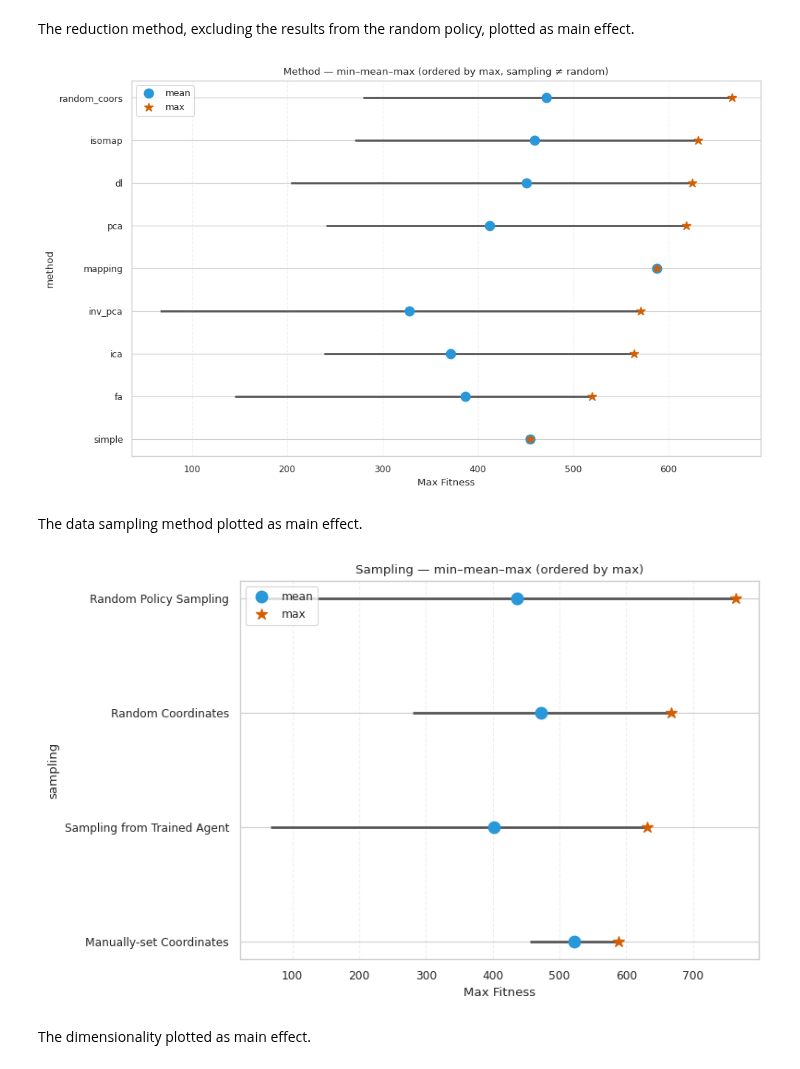
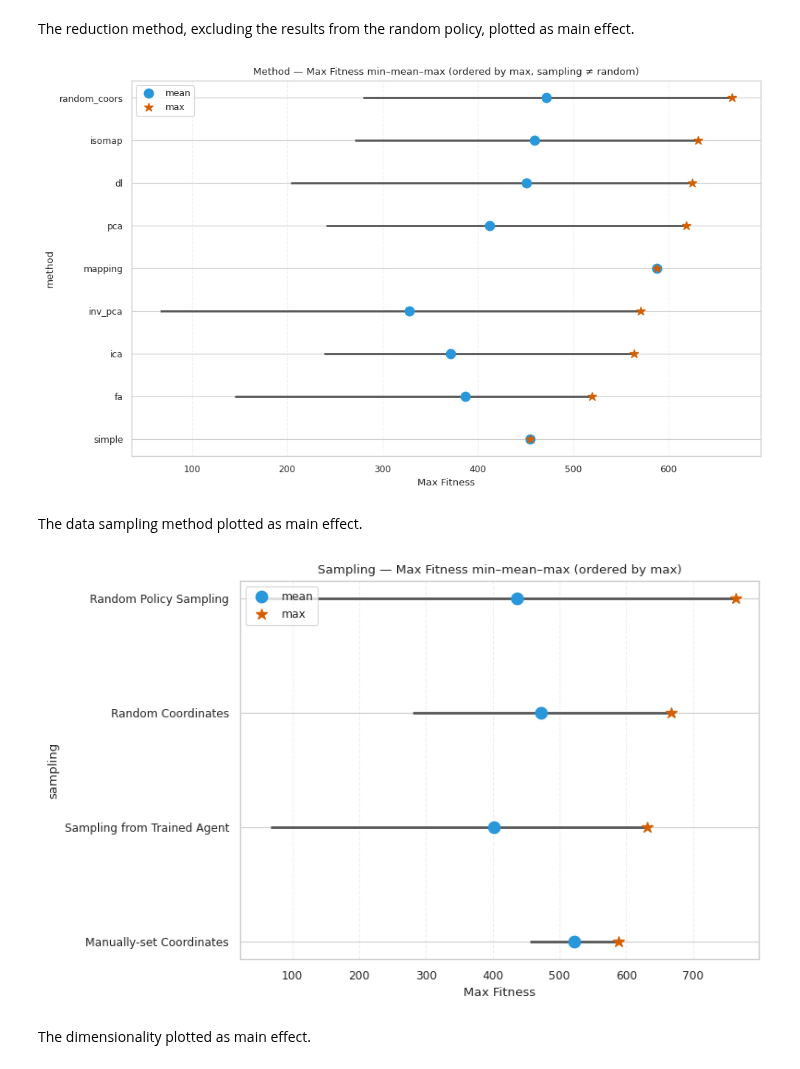
Before and after one commit to A-Gruber-IU/hyperneat_substrates, a Jupyter notebook: evaluation.ipynb, the cells around one changed output. Saved outputs shown, nothing was run; the diff lists cells and outputs as text; code cells hidden in the pictures.

```diff
--- a/evaluation.ipynb
+++ b/evaluation.ipynb
@@ -196,29 +196,29 @@ plot_range_mean_max(
     df_in=df_no_random,
     group_col='method',
     value_col='max_fitness',
-    title='Method — min–mean–max (ordered by max, sampling ≠ random)',
+    title='Method — Max Fitness min–mean–max (ordered by max, sampling ≠ random)',
     outpath=os.path.join(eval_output_dir, "main_effect_method_no_random_range_mean_max.png"),
     order_by='max_val',
     ascending=True,
     figsize=(10, 6),
 )
 # %% [output]
-[figure, old version]
+[figure, new version]
 # %% [markdown]
 The data sampling method plotted as main effect.
 # %%
 plot_range_mean_max(
     df_in=df,
     group_col='sampling',
     value_col='max_fitness',
-    title='Sampling — min–mean–max (ordered by max)',
+    title='Sampling — Max Fitness min–mean–max (ordered by max)',
     outpath=os.path.join(eval_output_dir, "main_effect_sampling_range_mean_max.png"),
     order_by='max_val',
     ascending=True,        # set False to show best-at-top
     figsize=(8, 5)
 )
 # %% [output]
-[figure, old version]
+[figure, new version]
 # %% [markdown]
 The dimensionality plotted as main effect.
 # %%
```
Also changed, not shown: parts of 11 cells of this notebook.
